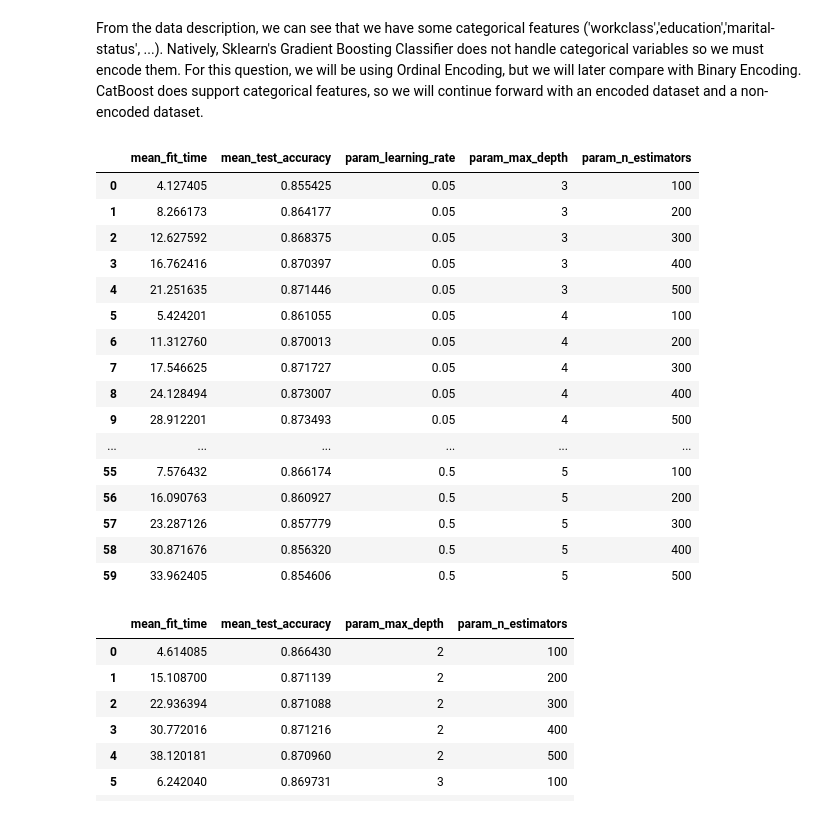
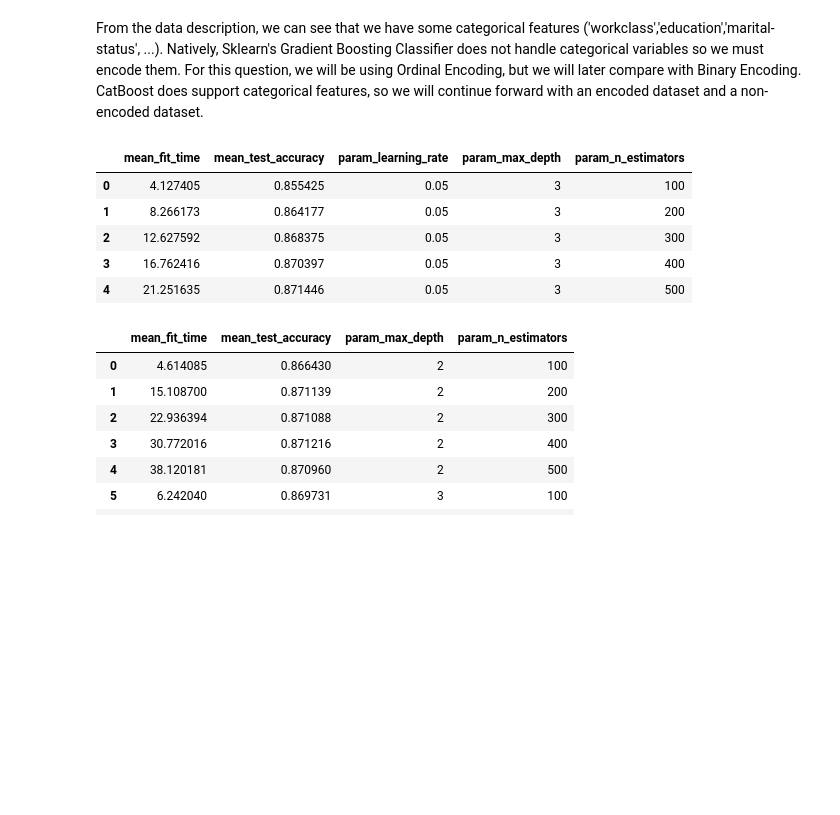
Before and after one commit to nefrank/replica-analytics-questions-mle, a Jupyter notebook: USCensus.ipynb, the cells around one changed output. Drawn from its saved outputs; the diff is of its cells as text; code cells hidden in the pictures; blank space fills up the shorter version.

```diff
--- a/USCensus.ipynb
+++ b/USCensus.ipynb
@@ -87,25 +87,14 @@ gbc_gs = GridSearchCV(GradientBoostingClassifier(), parameters,scoring=scoring,r
 gbc_gs.fit(X_train_enc, y_train_enc)
 gbc_df = pd.DataFrame.from_dict(gbc_gs.cv_results_)
 # %%
-gbc_df[['mean_fit_time','mean_test_accuracy','param_learning_rate','param_max_depth','param_n_estimators']]
+gbc_df[['mean_fit_time','mean_test_accuracy','param_learning_rate','param_max_depth','param_n_estimators']].head()
 # %% [output]
 |  | mean_fit_time | mean_test_accuracy | param_learning_rate | param_max_depth | param_n_estimators |
 | 0 | 4.127405 | 0.855425 | 0.05 | 3 | 100 |
 | 1 | 8.266173 | 0.864177 | 0.05 | 3 | 200 |
 | 2 | 12.627592 | 0.868375 | 0.05 | 3 | 300 |
 | 3 | 16.762416 | 0.870397 | 0.05 | 3 | 400 |
 | 4 | 21.251635 | 0.871446 | 0.05 | 3 | 500 |
-| 5 | 5.424201 | 0.861055 | 0.05 | 4 | 100 |
-| 6 | 11.312760 | 0.870013 | 0.05 | 4 | 200 |
-| 7 | 17.546625 | 0.871727 | 0.05 | 4 | 300 |
-| 8 | 24.128494 | 0.873007 | 0.05 | 4 | 400 |
-| 9 | 28.912201 | 0.873493 | 0.05 | 4 | 500 |
-| ... | ... | ... | ... | ... | ... |
-| 55 | 7.576432 | 0.866174 | 0.5 | 5 | 100 |
-| 56 | 16.090763 | 0.860927 | 0.5 | 5 | 200 |
-| 57 | 23.287126 | 0.857779 | 0.5 | 5 | 300 |
-| 58 | 30.871676 | 0.856320 | 0.5 | 5 | 400 |
-| 59 | 33.962405 | 0.854606 | 0.5 | 5 | 500 |
 # %%
 # Perform a grid search to find best parameters for CatBoost Classifier
 # Parameters tuned: Max Depth, Number of Estimators
```
Also changed, not shown: 1 other file.
